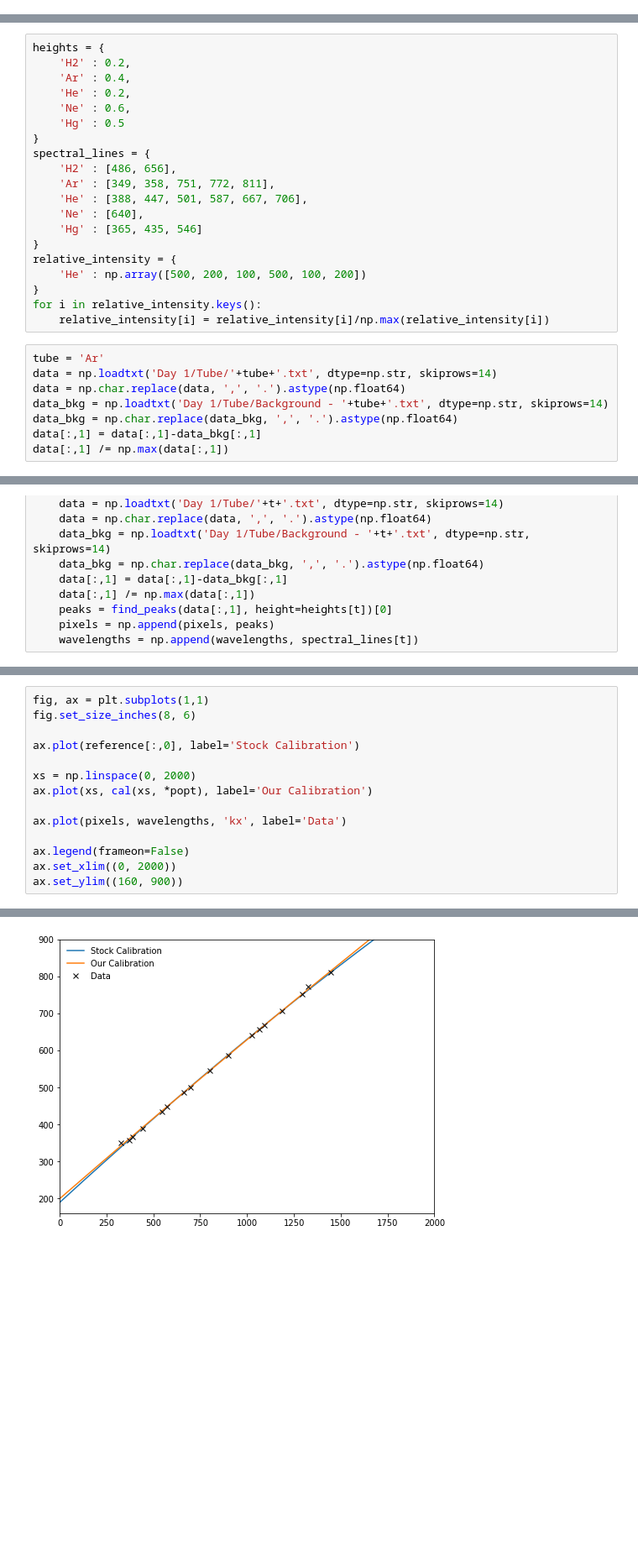
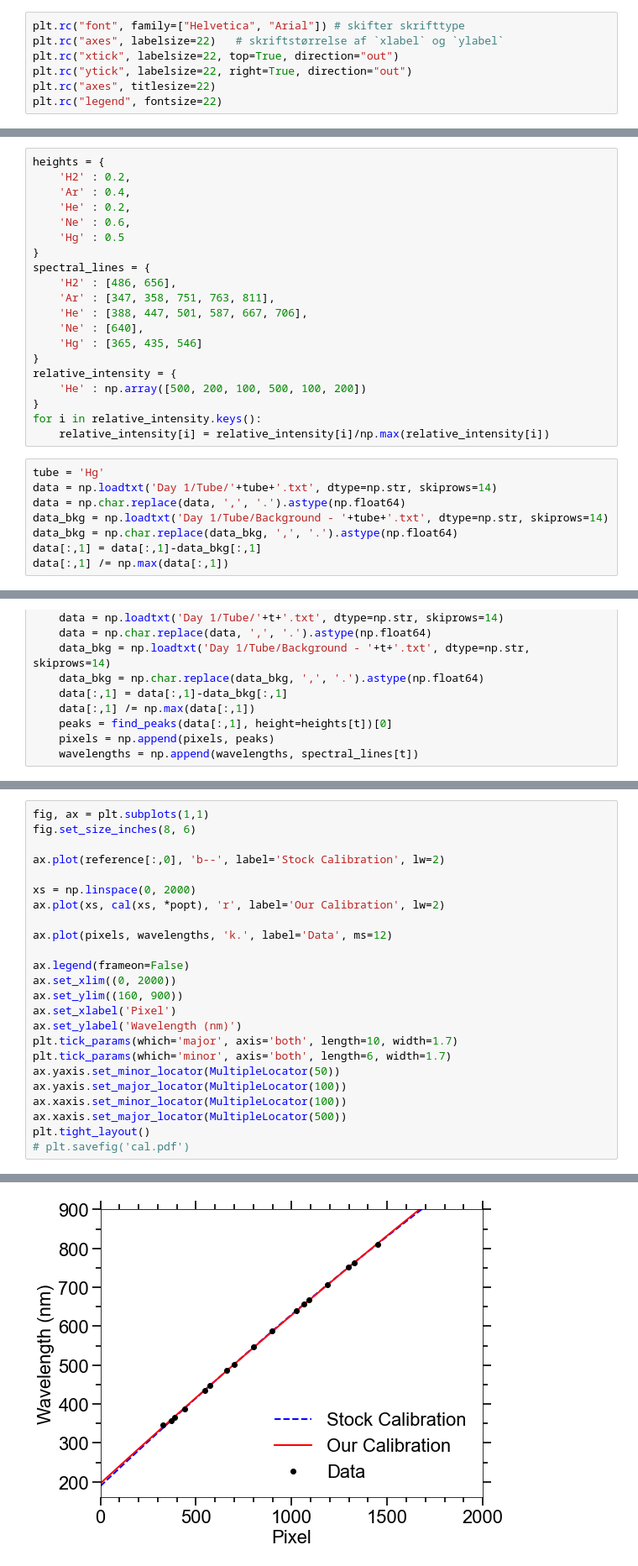
Before and after one commit to ttlindkvist/exphys2, a Jupyter notebook: Spectroscopy/calibration.ipynb, the cells around one changed output, grey strips where cells are left out. Shown: that part at 84% size. Drawn from its saved outputs; the diff is of its cells as text; blank space fills up the shorter version.

```diff
--- a/Spectroscopy/calibration.ipynb
+++ b/Spectroscopy/calibration.ipynb
@@ -6,3 +7,10 @@ from scipy.optimize import curve_fit
+# %%
+plt.rc("font", family=["Helvetica", "Arial"]) # skifter skrifttype
+plt.rc("axes", labelsize=22)   # skriftstørrelse af `xlabel` og `ylabel`
+plt.rc("xtick", labelsize=22, top=True, direction="out")
+plt.rc("ytick", labelsize=22, right=True, direction="out")
+plt.rc("axes", titlesize=22)
+plt.rc("legend", fontsize=22)
 # %%
 reference = np.loadtxt('Day 1/Tube/He with calibration.txt', dtype=np.str, skiprows=14)
 reference = np.char.replace(reference, ',', '.').astype(np.float64)
@@ -21,7 +29,7 @@ heights = {
 }
 spectral_lines = {
     'H2' : [486, 656],
-    'Ar' : [349, 358, 751, 772, 811],
+    'Ar' : [347, 358, 751, 763, 811],
     'He' : [388, 447, 501, 587, 667, 706],
     'Ne' : [640],
     'Hg' : [365, 435, 546]
@@ -32,7 +40,7 @@ relative_intensity = {
 for i in relative_intensity.keys():
     relative_intensity[i] = relative_intensity[i]/np.max(relative_intensity[i])
 # %%
-tube = 'Ar'
+tube = 'Hg'
 data = np.loadtxt('Day 1/Tube/'+tube+'.txt', dtype=np.str, skiprows=14)
 data = np.char.replace(data, ',', '.').astype(np.float64)
 data_bkg = np.loadtxt('Day 1/Tube/Background - '+tube+'.txt', dtype=np.str, skiprows=14)
@@ -90,14 +106,24 @@ popt, pcov
 fig, ax = plt.subplots(1,1)
 fig.set_size_inches(8, 6)
 
-ax.plot(reference[:,0], label='Stock Calibration')
+ax.plot(reference[:,0], 'b--', label='Stock Calibration', lw=2)
 
 xs = np.linspace(0, 2000)
-ax.plot(xs, cal(xs, *popt), label='Our Calibration')
+ax.plot(xs, cal(xs, *popt), 'r', label='Our Calibration', lw=2)
 
-ax.plot(pixels, wavelengths, 'kx', label='Data')
+ax.plot(pixels, wavelengths, 'k.', label='Data', ms=12)
 
 ax.legend(frameon=False)
 ax.set_xlim((0, 2000))
 ax.set_ylim((160, 900))
+ax.set_xlabel('Pixel')
+ax.set_ylabel('Wavelength (nm)')
+plt.tick_params(which='major', axis='both', length=10, width=1.7)
+plt.tick_params(which='minor', axis='both', length=6, width=1.7)
+ax.yaxis.set_minor_locator(MultipleLocator(50))
+ax.yaxis.set_major_locator(MultipleLocator(100))
+ax.xaxis.set_minor_locator(MultipleLocator(100))
+ax.xaxis.set_major_locator(MultipleLocator(500))
+plt.tight_layout()
+# plt.savefig('cal.pdf')
 # %% [output]
@@ -105,4 +130,4 @@ ax.set_ylim((160, 900))
-[figure, old version]
+[figure, new version]
 # %%
 hs = data[peaks, 1]
 plt.plot(reference[peaks,0], relative_intensity[tube], 'rx')
```
Also changed, not shown: parts of 17 cells of this notebook, 7 other files.
